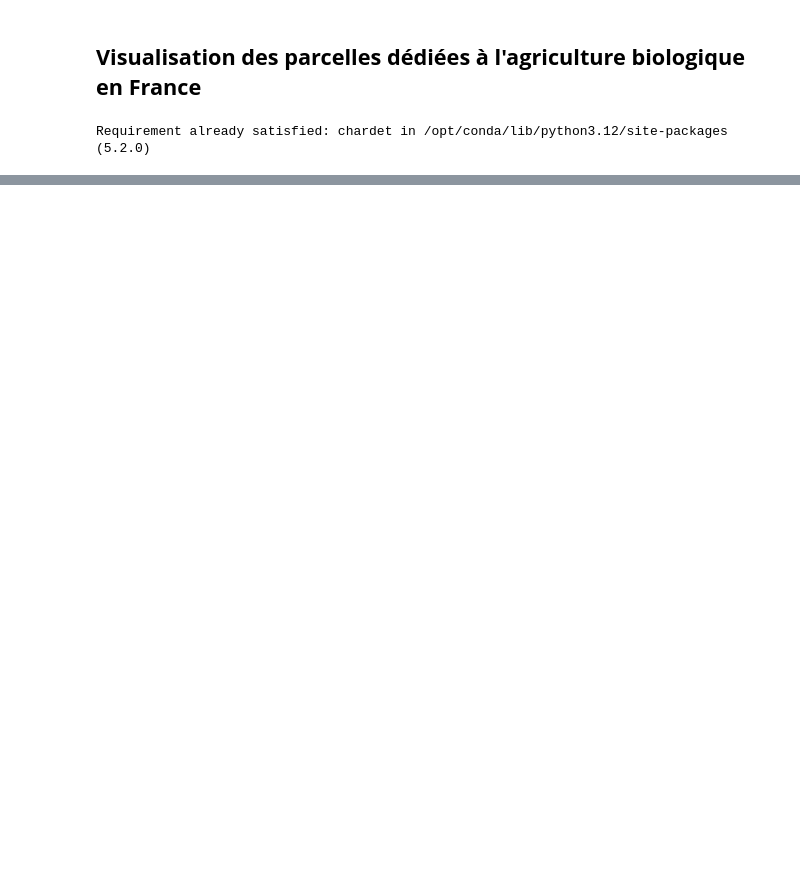
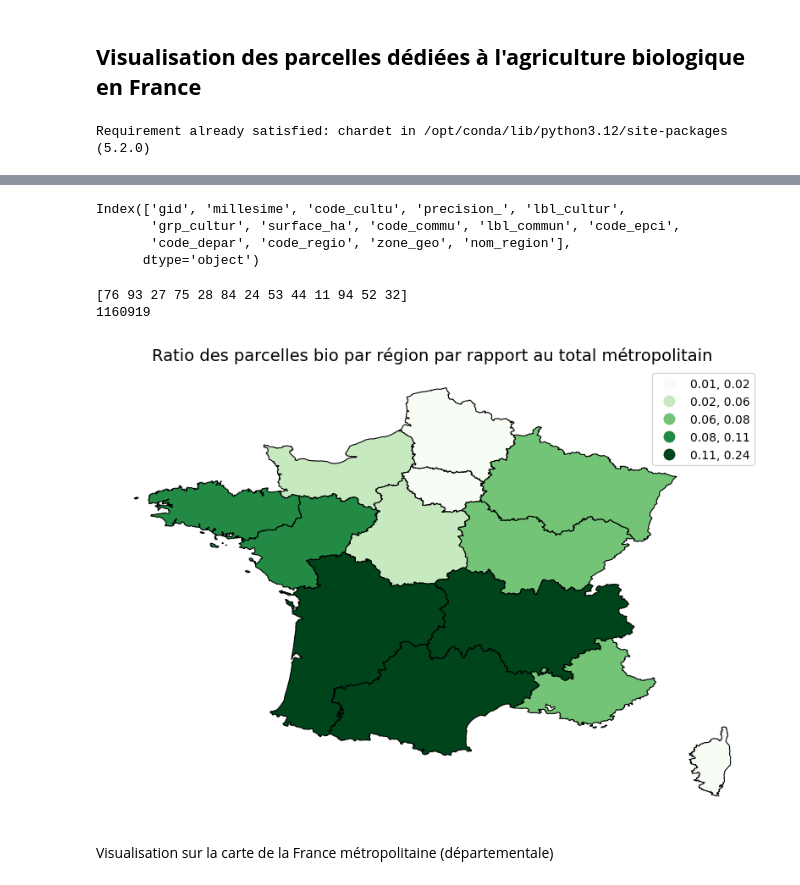
Before and after one commit to ElisefontaineEnsae/AgricultureBio_France, a Jupyter notebook: mapping.ipynb, the cells around one changed output, grey strips where cells are left out. Saved outputs shown, nothing was run; the diff lists cells and outputs as text; code cells hidden in the pictures; blank space fills up the shorter version.

```diff
--- a/mapping.ipynb
+++ b/mapping.ipynb
@@ -24,0 +238,44 @@ KeyboardInterrupt:
+# %%
+gdf_filtered.columns
+# %% [output]
+Index(['gid', 'millesime', 'code_cultu', 'precision_', 'lbl_cultur',
+       'grp_cultur', 'surface_ha', 'code_commu', 'lbl_commun', 'code_epci',
+       'code_depar', 'code_regio', 'zone_geo', 'nom_region'],
+      dtype='object')
+# %%
+gdf_counts = gdf_filtered.groupby('nom_region').size().reset_index(name='nb_parcelles_bio')
+gdf_merged = gdf_france.merge(gdf_counts, left_on='nom', right_on='nom_region', how='left')
+# %%
+# Si code_regio est de type int
+metropolitan_codes = [11,24,27,28,32,44,52,53,75,76,84,93,94]
+gdf_metropole = gdf_filtered[gdf_filtered['code_regio'].isin(metropolitan_codes)]
+print(gdf_filtered['code_regio'].unique())
+total_metropole = len(gdf_metropole)
+print(total_metropole)
+# %% [output]
+[76 93 27 75 28 84 24 53 44 11 94 52 32]
+1160919
+# %%
+gdf_counts['ratio_parcelles_bio'] = gdf_counts['nb_parcelles_bio'] / total_metropole
+gdf_merged = gdf_france.merge(gdf_counts, left_on='nom', right_on='nom_region', how='left')
+import matplotlib.pyplot as plt
+
+fig, ax = plt.subplots(figsize=(10, 8))
+gdf_merged.plot(
+    column='ratio_parcelles_bio',
+    cmap='Greens',
+    linewidth=0.8,
+    edgecolor='black',
+    legend=True,
+    scheme='quantiles',  # Vous pouvez aussi utiliser 'user_defined' ou 'NaturalBreaks'
+    k=5,
+    ax=ax
+)
+
+ax.set_title("Ratio des parcelles bio par région par rapport au total métropolitain", fontdict={'fontsize': 14})
+ax.axis('off')
+plt.show()
+# %% [output]
+[figure, added]
+# %% [markdown]
+Visualisation sur la carte de la France métropolitaine (départementale)
```
Also changed, not shown: parts of 12 cells of this notebook.
